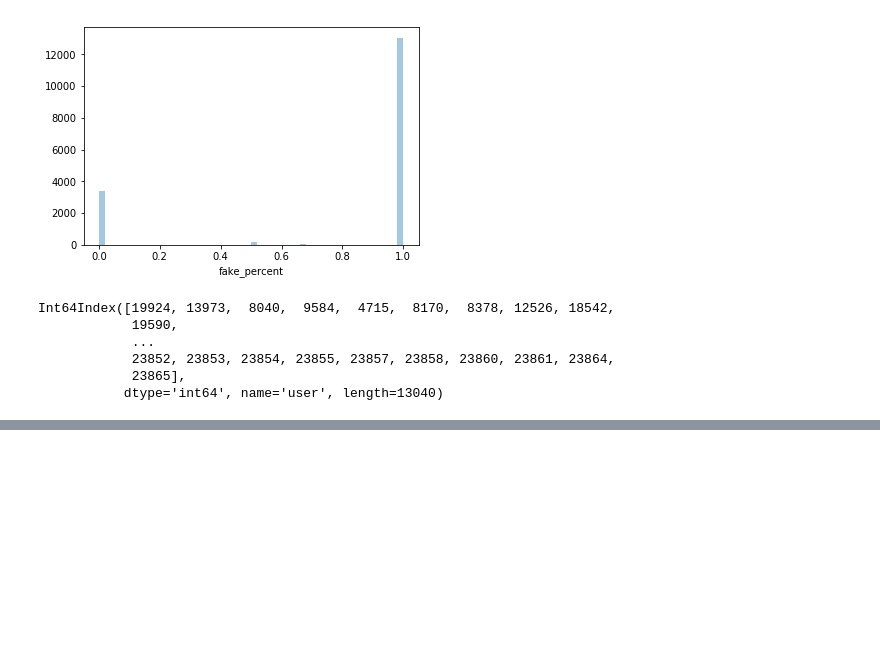
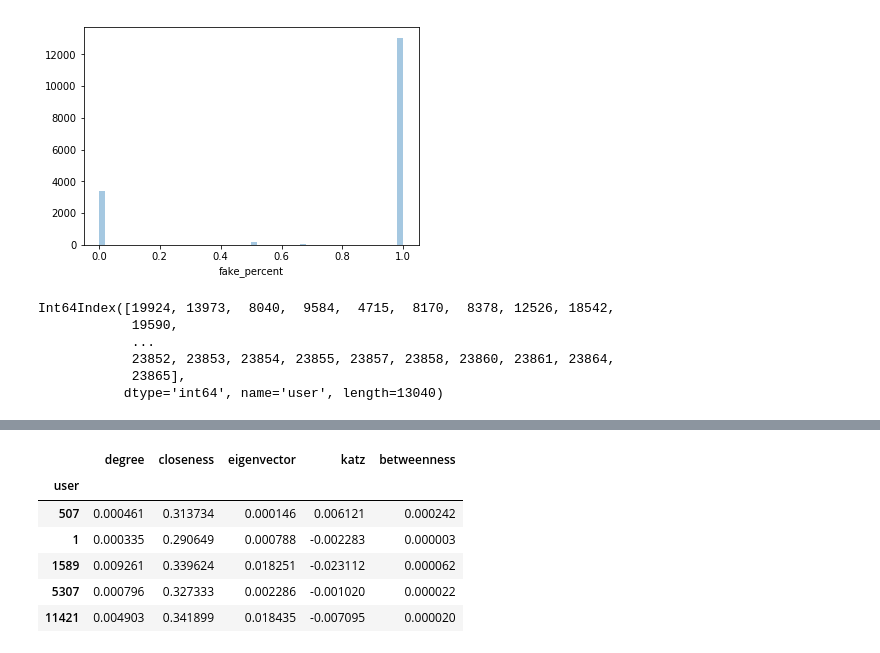
Before and after one commit to truongphanduykhanh/Fake-News-Detection, a Jupyter notebook: Hello, World!.ipynb, the cells around one changed output, grey strips where cells are left out. Cells and saved outputs as stored; diff of their text form; code cells hidden in the pictures; blank space fills up the shorter version.

```diff
--- a/Hello, World!.ipynb
+++ b/Hello, World!.ipynb
@@ -243,0 +159,20 @@ len(test)
+# %%
+centrality = pd.concat([pd.Series(degree),
+                        pd.Series(closeness),
+                        pd.Series(eigenvector),
+                        pd.Series(katz),
+                        pd.Series(betweenness)],
+                      axis=1)
+
+centrality.columns = ['degree' ,'closeness', 'eigenvector', 'katz', 'betweenness']
+centrality.index = centrality.index.astype(int)
+centrality.index.name = 'user'
+centrality.head()
+# %% [output]
+|  | degree | closeness | eigenvector | katz | betweenness |
+| user |  |  |  |  |  |
+| 507 | 0.000461 | 0.313734 | 0.000146 | 0.006121 | 0.000242 |
+| 1 | 0.000335 | 0.290649 | 0.000788 | -0.002283 | 0.000003 |
+| 1589 | 0.009261 | 0.339624 | 0.018251 | -0.023112 | 0.000062 |
+| 5307 | 0.000796 | 0.327333 | 0.002286 | -0.001020 | 0.000022 |
+| 11421 | 0.004903 | 0.341899 | 0.018435 | -0.007095 | 0.000020 |
```
Also changed, not shown: parts of 35 cells of this notebook, 7 other files.
